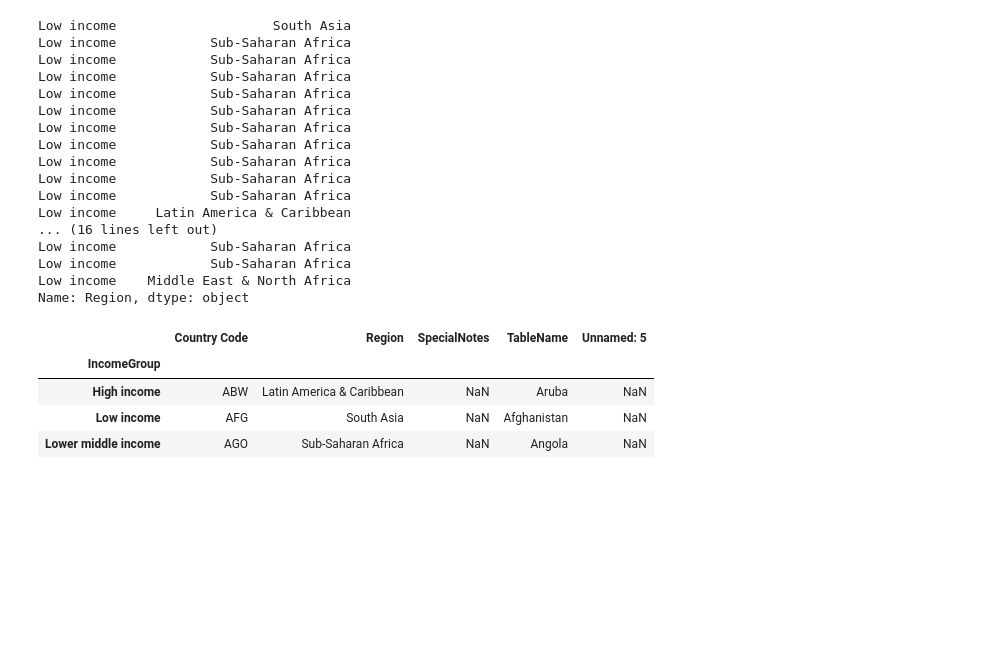
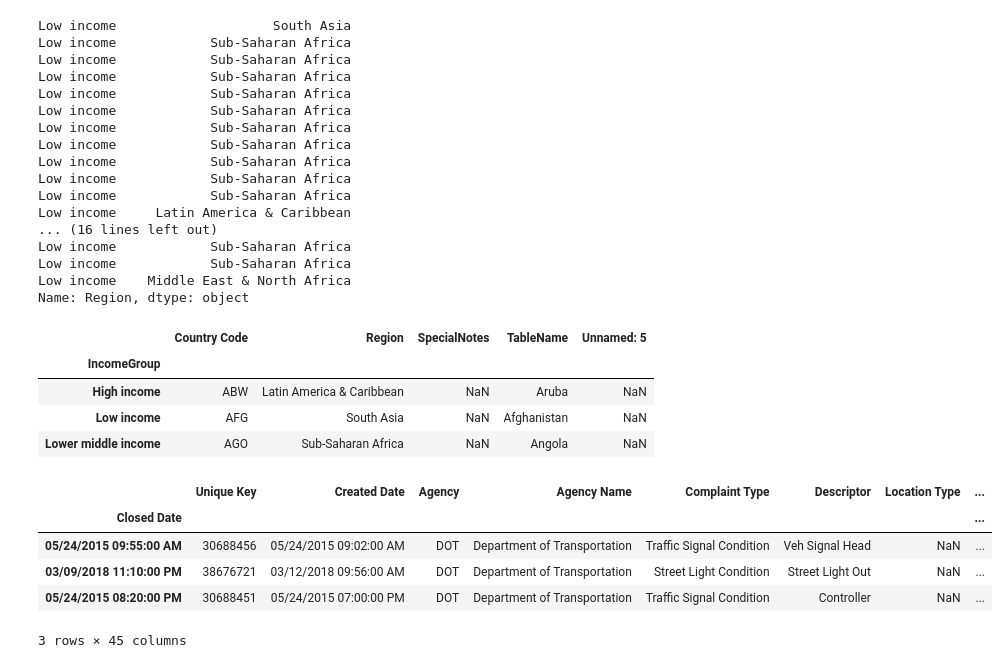
Before and after one commit to milochen0418/milo-education-python, a Jupyter notebook: Introduction to Pandas.ipynb, the cells around one changed output. Drawn from its saved outputs; the diff is of its cells as text; code cells hidden in the pictures; blank space fills up the shorter version.

```diff
--- a/Introduction to Pandas.ipynb
+++ b/Introduction to Pandas.ipynb
@@ -271,0 +273,10 @@ pd.read_csv(csv_filename, index_col=2)[:3] # get row0, row1,row2
+# %%
+csv_filename = '311_Service_Requests_from_2010_to_Present_Short.csv'
+pd.read_csv(csv_filename, index_col=2)[:3] # get row0, row1,row2
+# %% [output]
+|  | Unique Key | Created Date | Agency | Agency Name | Complaint Type | Descriptor | Location Type | ... |
+| Closed Date |  |  |  |  |  |  |  | ... |
+| 05/24/2015 09:55:00 AM | 30688456 | 05/24/2015 09:02:00 AM | DOT | Department of Transportation | Traffic Signal Condition | Veh Signal Head | NaN | ... |
+| 03/09/2018 11:10:00 PM | 38676721 | 03/12/2018 09:56:00 AM | DOT | Department of Transportation | Street Light Condition | Street Light Out | NaN | ... |
+| 05/24/2015 08:20:00 PM | 30688451 | 05/24/2015 07:00:00 PM | DOT | Department of Transportation | Traffic Signal Condition | Controller | NaN | ... |
+3 rows × 45 columns
```
Also changed, not shown: parts of 2 cells of this notebook.
